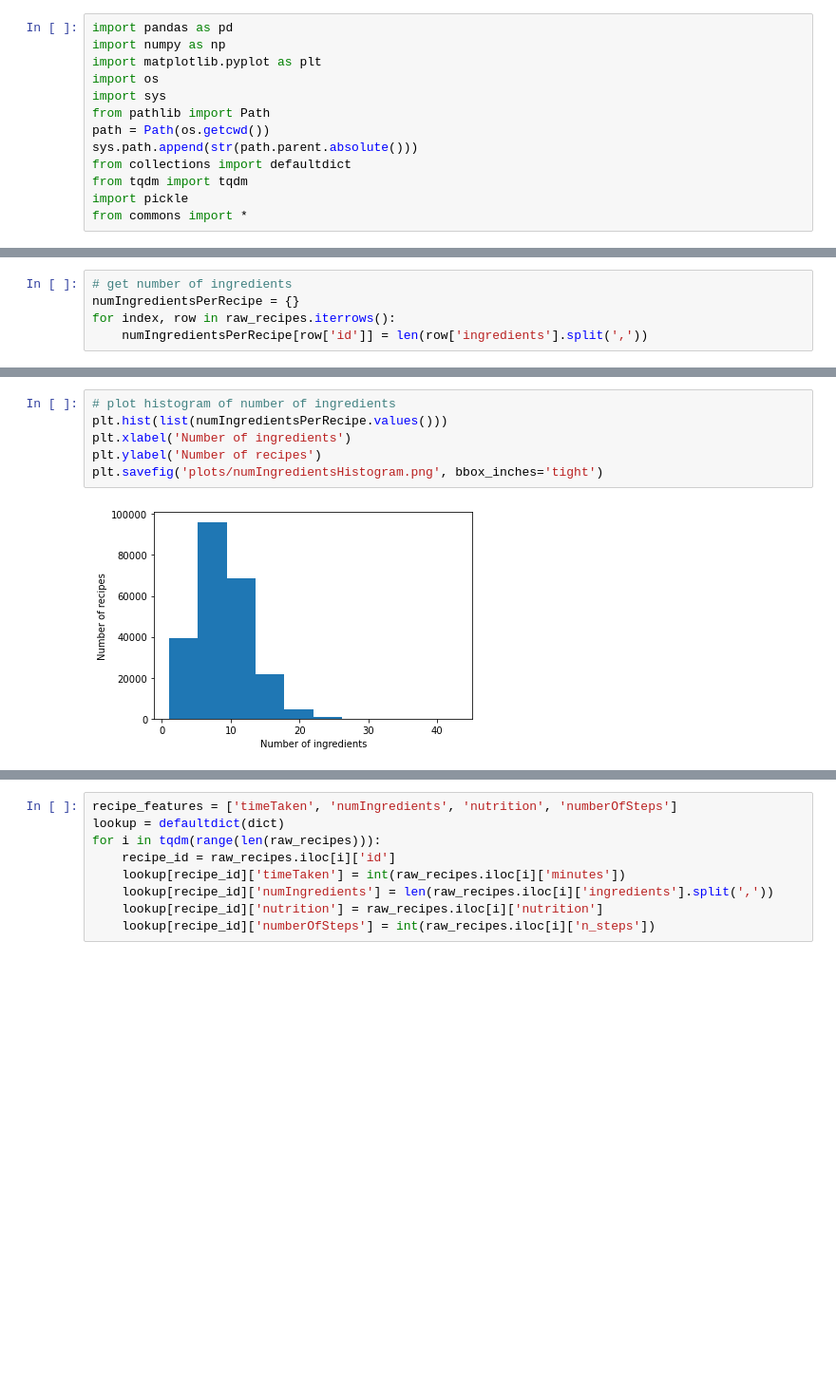
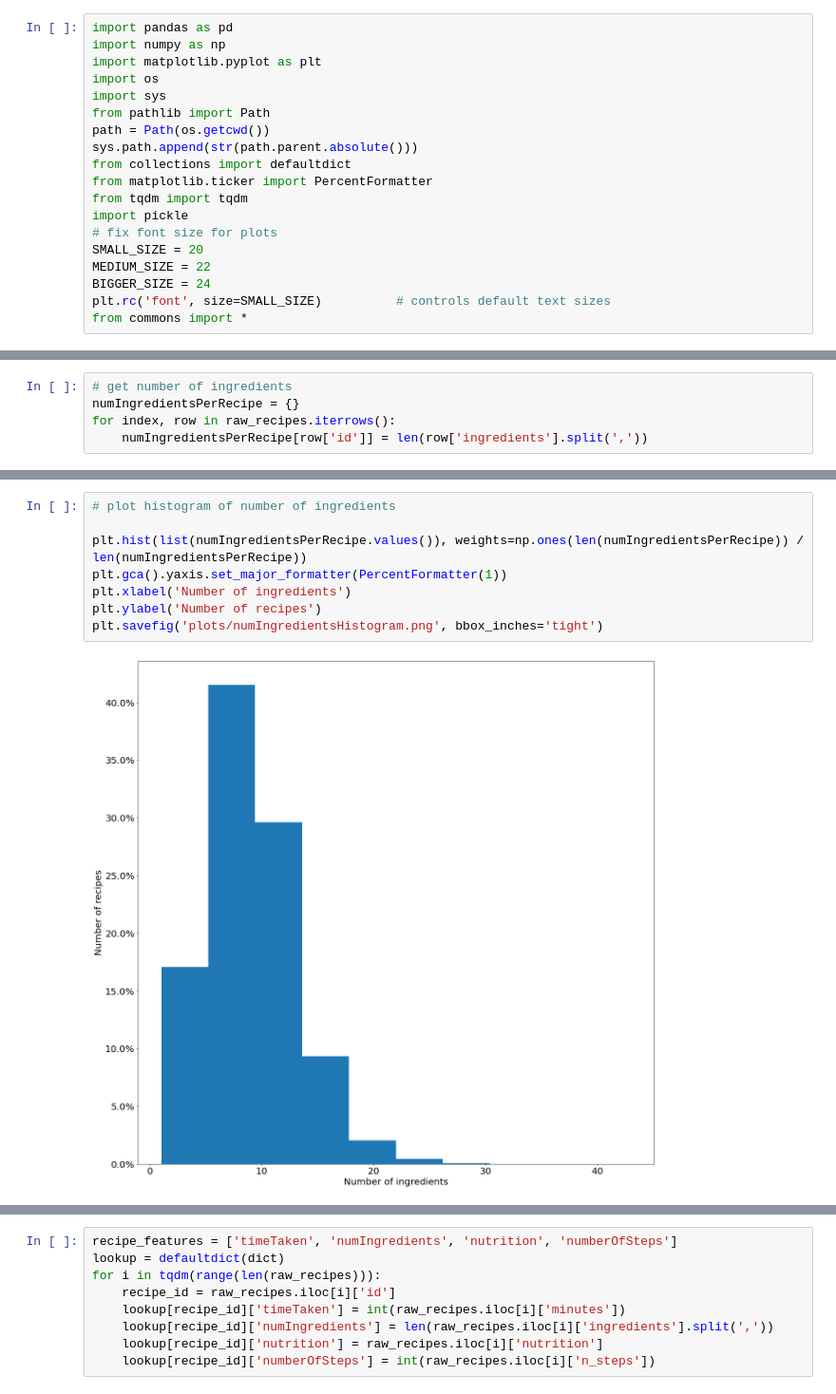
Before and after one commit to pbcpraveen/SavorSync, a Jupyter notebook: data_analysis/Analysis.ipynb, the cells around one changed output, grey strips where cells are left out. Shown at 95% size. Saved outputs shown, nothing was run; the diff lists cells and outputs as text; blank space fills up the shorter version.

```diff
--- a/data_analysis/Analysis.ipynb
+++ b/data_analysis/Analysis.ipynb
@@ -8,8 +8,14 @@ from pathlib import Path
 path = Path(os.getcwd())
 sys.path.append(str(path.parent.absolute()))
 from collections import defaultdict
+from matplotlib.ticker import PercentFormatter
 from tqdm import tqdm
 import pickle
+# fix font size for plots
+SMALL_SIZE = 20
+MEDIUM_SIZE = 22
+BIGGER_SIZE = 24
+plt.rc('font', size=SMALL_SIZE)          # controls default text sizes
 from commons import *
 # %%
 ! ls ../data/archive
@@ -109,10 +115,12 @@ NameError: name 'avgRatingsPerRecipe' is not defined
 # %%
 # plot histogram of number of ingredients
-plt.hist(list(numIngredientsPerRecipe.values()))
+
+plt.hist(list(numIngredientsPerRecipe.values()), weights=np.ones(len(numIngredientsPerRecipe)) / len(numIngredientsPerRecipe))
+plt.gca().yaxis.set_major_formatter(PercentFormatter(1))
 plt.xlabel('Number of ingredients')
 plt.ylabel('Number of recipes')
 plt.savefig('plots/numIngredientsHistogram.png', bbox_inches='tight')
 # %% [output]
-[figure, old version]
+[figure, new version]
 # %%
 # plot histogram of time taken to cook
```
Also changed, not shown: parts of 5 cells of this notebook, 3 other files.
